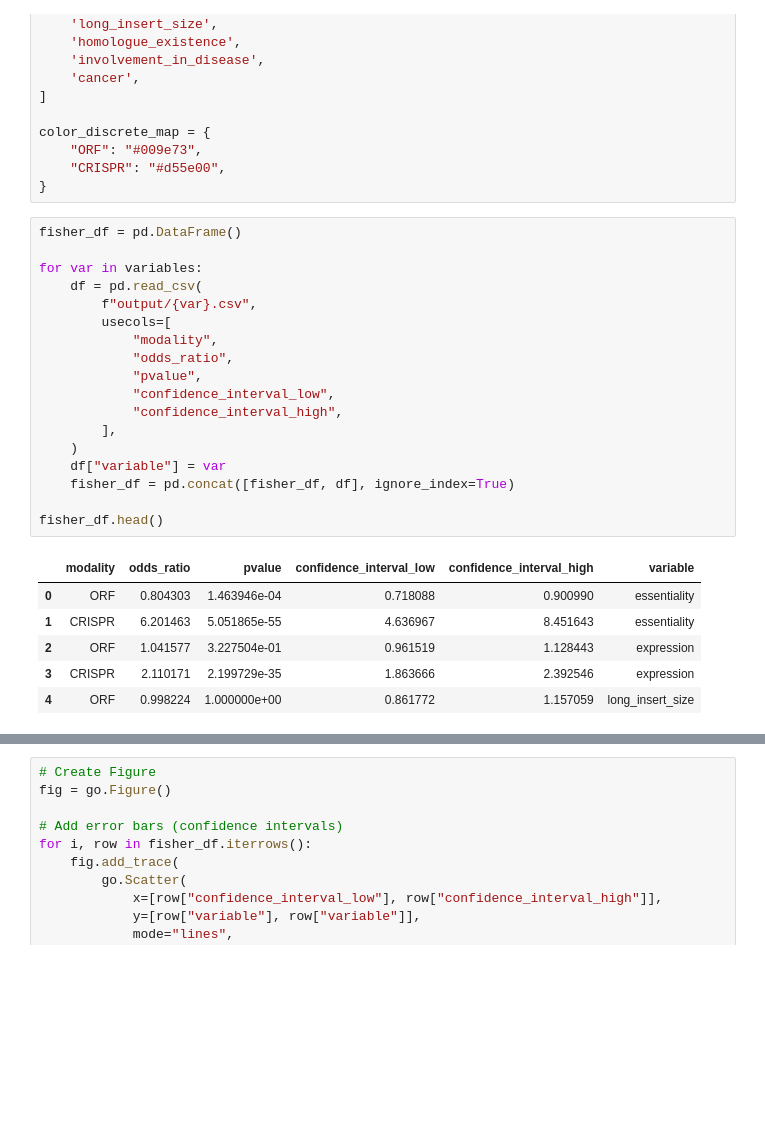
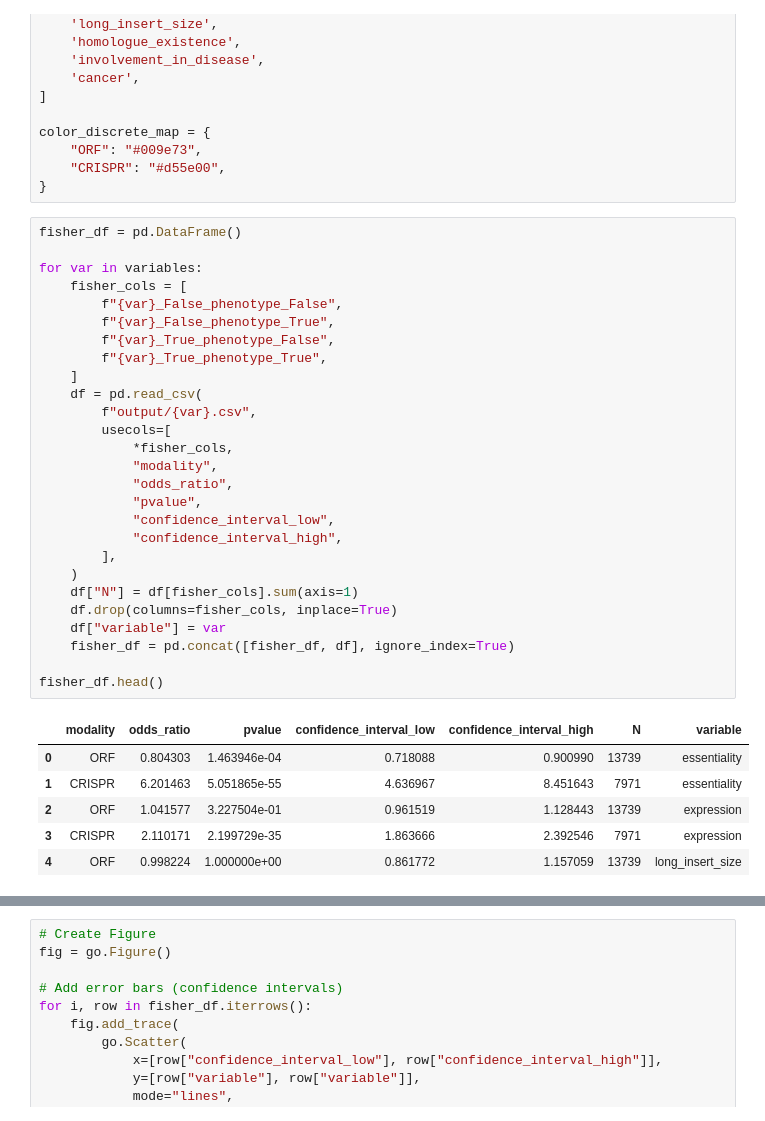
Before and after one commit to jump-cellpainting/2025_Chandrasekaran_NatureMethods_Morphmap, a Jupyter notebook: 08.explore-phenotypically-active-genes/x.plot.ipynb, the cells around one changed output, grey strips where cells are left out. Saved outputs shown, nothing was run; the diff lists cells and outputs as text; blank space fills up the shorter version.

Commit message:
Compute the number of data points in the fisher's test

```diff
--- a/08.explore-phenotypically-active-genes/x.plot.ipynb
+++ b/08.explore-phenotypically-active-genes/x.plot.ipynb
@@ -19,25 +19,34 @@ color_discrete_map = {
 # %%
 fisher_df = pd.DataFrame()
 
 for var in variables:
+    fisher_cols = [
+        f"{var}_False_phenotype_False",
+        f"{var}_False_phenotype_True",
+        f"{var}_True_phenotype_False",
+        f"{var}_True_phenotype_True",
+    ]
     df = pd.read_csv(
         f"output/{var}.csv",
         usecols=[
+            *fisher_cols,
             "modality",
             "odds_ratio",
             "pvalue",
             "confidence_interval_low",
             "confidence_interval_high",
         ],
     )
+    df["N"] = df[fisher_cols].sum(axis=1)
+    df.drop(columns=fisher_cols, inplace=True)
     df["variable"] = var
     fisher_df = pd.concat([fisher_df, df], ignore_index=True)
 
 fisher_df.head()
 # %% [output]
-|  | modality | odds_ratio | pvalue | confidence_interval_low | confidence_interval_high | variable |
-| 0 | ORF | 0.804303 | 1.463946e-04 | 0.718088 | 0.900990 | essentiality |
-| 1 | CRISPR | 6.201463 | 5.051865e-55 | 4.636967 | 8.451643 | essentiality |
-| 2 | ORF | 1.041577 | 3.227504e-01 | 0.961519 | 1.128443 | expression |
-| 3 | CRISPR | 2.110171 | 2.199729e-35 | 1.863666 | 2.392546 | expression |
-| 4 | ORF | 0.998224 | 1.000000e+00 | 0.861772 | 1.157059 | long_insert_size |
+|  | modality | odds_ratio | pvalue | confidence_interval_low | confidence_interval_high | N | variable |
+| 0 | ORF | 0.804303 | 1.463946e-04 | 0.718088 | 0.900990 | 13739 | essentiality |
+| 1 | CRISPR | 6.201463 | 5.051865e-55 | 4.636967 | 8.451643 | 7971 | essentiality |
+| 2 | ORF | 1.041577 | 3.227504e-01 | 0.961519 | 1.128443 | 13739 | expression |
+| 3 | CRISPR | 2.110171 | 2.199729e-35 | 1.863666 | 2.392546 | 7971 | expression |
+| 4 | ORF | 0.998224 | 1.000000e+00 | 0.861772 | 1.157059 | 13739 | long_insert_size |
```
Also changed, not shown: parts of 5 cells of this notebook, 4 other files.
